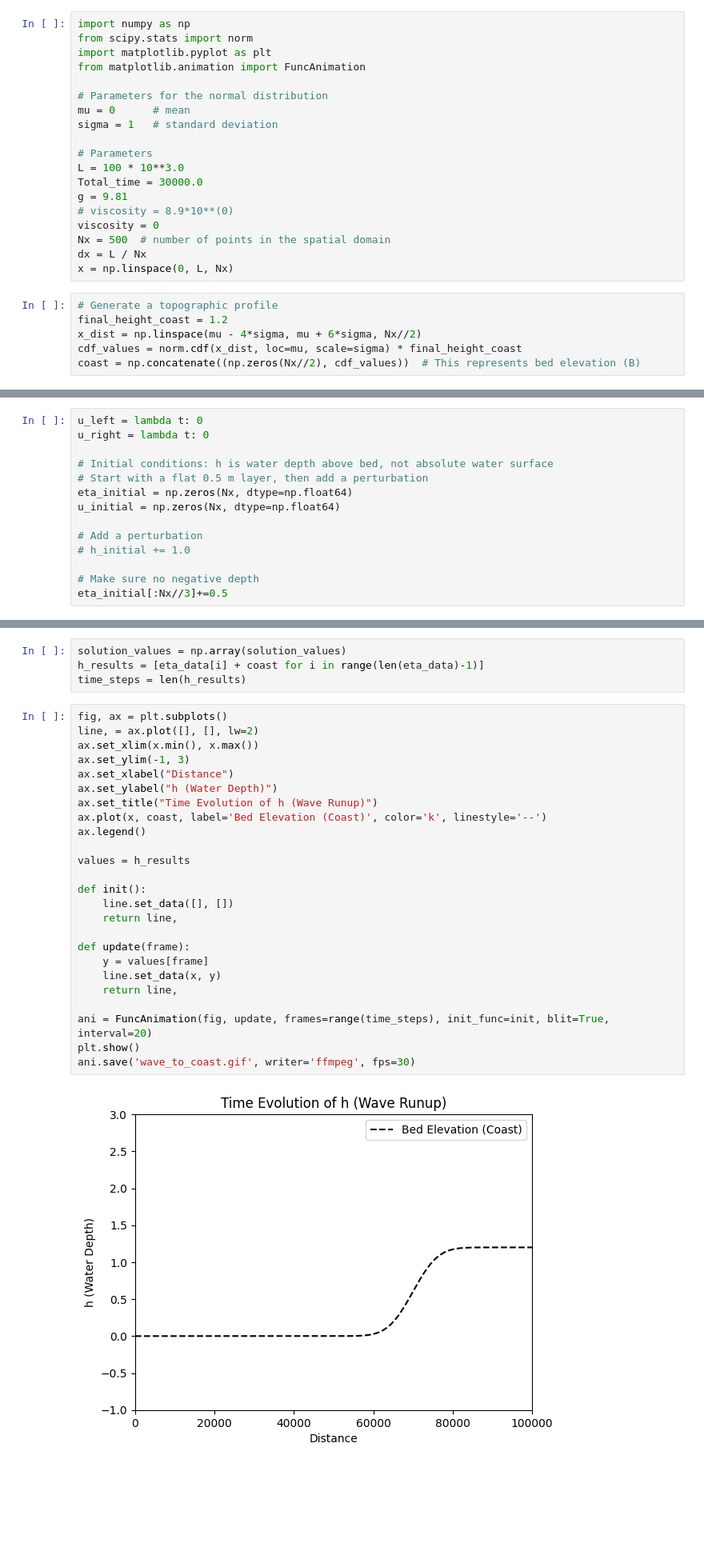
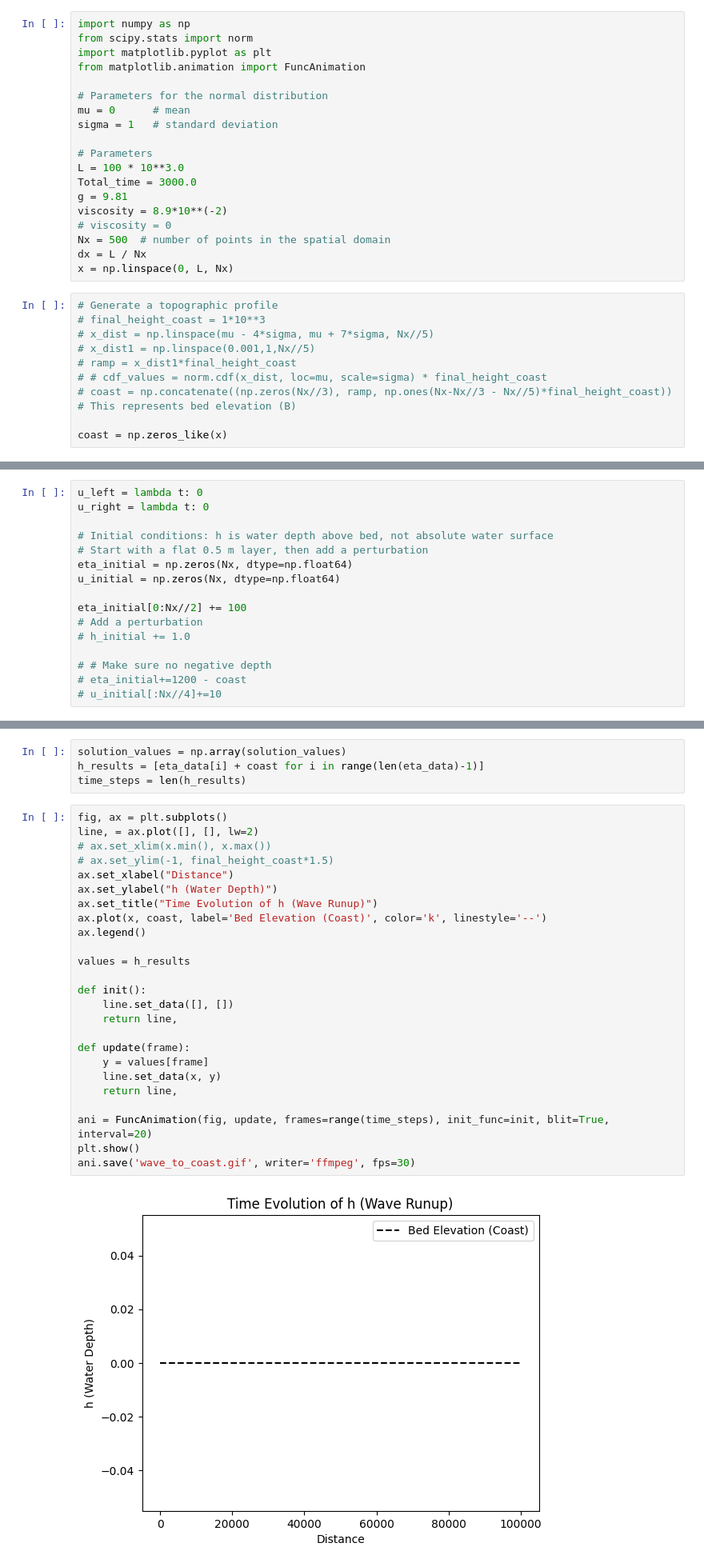
Before and after one commit to Dannom18/Tsunami-Simulation, a Jupyter notebook: 1d_depth_jupytre.ipynb, the cells around one changed output, grey strips where cells are left out. Shown at 80% size. Saved outputs shown, nothing was run; the diff lists cells and outputs as text; blank space fills up the shorter version.

```diff
--- a/1d_depth_jupytre.ipynb
+++ b/1d_depth_jupytre.ipynb
@@ -10,16 +10,20 @@ sigma = 1   # standard deviation
 
 # Parameters
 L = 100 * 10**3.0
-Total_time = 30000.0
+Total_time = 3000.0
 g = 9.81
-# viscosity = 8.9*10**(0)
-viscosity = 0
+viscosity = 8.9*10**(-2)
+# viscosity = 0
 Nx = 500  # number of points in the spatial domain
 dx = L / Nx
 x = np.linspace(0, L, Nx)
 # %%
 # Generate a topographic profile
-final_height_coast = 1.2
-x_dist = np.linspace(mu - 4*sigma, mu + 6*sigma, Nx//2)
-cdf_values = norm.cdf(x_dist, loc=mu, scale=sigma) * final_height_coast
-coast = np.concatenate((np.zeros(Nx//2), cdf_values))  # This represents bed elevation (B)
+# final_height_coast = 1*10**3
+# x_dist = np.linspace(mu - 4*sigma, mu + 7*sigma, Nx//5)
+# x_dist1 = np.linspace(0.001,1,Nx//5)
+# ramp = x_dist1*final_height_coast
+# # cdf_values = norm.cdf(x_dist, loc=mu, scale=sigma) * final_height_coast
+# coast = np.concatenate((np.zeros(Nx//3), ramp, np.ones(Nx-Nx//3 - Nx//5)*final_height_coast))  # This represents bed elevation (B)
+
+coast = np.zeros_like(x)
@@ -32,11 +40,13 @@ u_right = lambda t: 0
 eta_initial = np.zeros(Nx, dtype=np.float64)
 u_initial = np.zeros(Nx, dtype=np.float64)
 
+eta_initial[0:Nx//2] += 100
 # Add a perturbation
 # h_initial += 1.0
 
-# Make sure no negative depth
-eta_initial[:Nx//3]+=0.5
+# # Make sure no negative depth
+# eta_initial+=1200 - coast
+# u_initial[:Nx//4]+=10
 # %%
 plt.plot(eta_initial+coast)
 plt.plot(coast)
@@ -183,28 +266,28 @@ time_steps = len(h_results)
 # %%
 fig, ax = plt.subplots()
 line, = ax.plot([], [], lw=2)
-ax.set_xlim(x.min(), x.max())
-ax.set_ylim(-1, 3)
+# ax.set_xlim(x.min(), x.max())
+# ax.set_ylim(-1, final_height_coast*1.5)
 ax.set_xlabel("Distance")
 ax.set_ylabel("h (Water Depth)")
 ax.set_title("Time Evolution of h (Wave Runup)")
 ax.plot(x, coast, label='Bed Elevation (Coast)', color='k', linestyle='--')
 ax.legend()
 
 values = h_results
 
 def init():
     line.set_data([], [])
     return line,
 
 def update(frame):
     y = values[frame]
     line.set_data(x, y)
     return line,
 
 ani = FuncAnimation(fig, update, frames=range(time_steps), init_func=init, blit=True, interval=20)
 plt.show()
 ani.save('wave_to_coast.gif', writer='ffmpeg', fps=30)
 # %% [output]
-[figure, old version]
+[figure, new version]
 MovieWriter ffmpeg unavailable; using Pillow instead.
```
Also changed, not shown: parts of 11 cells of this notebook, 2 other files.
